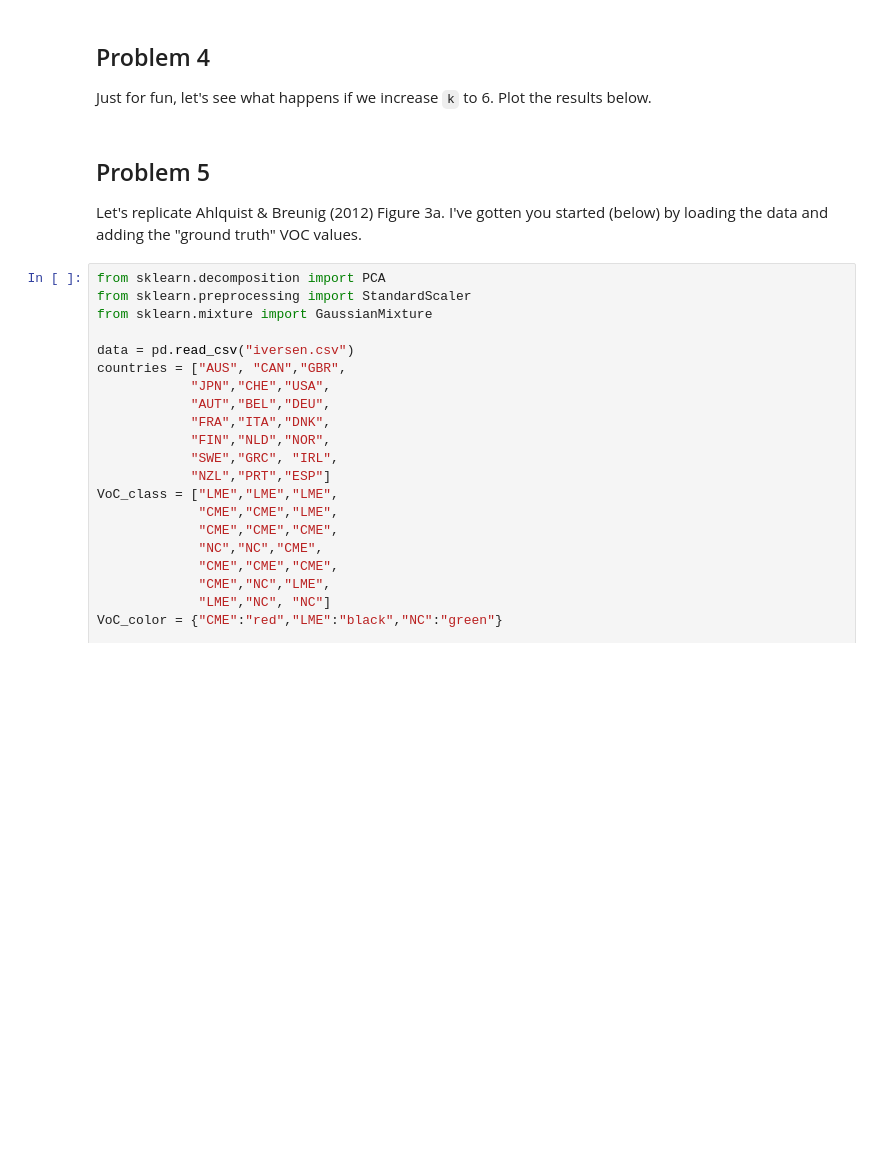
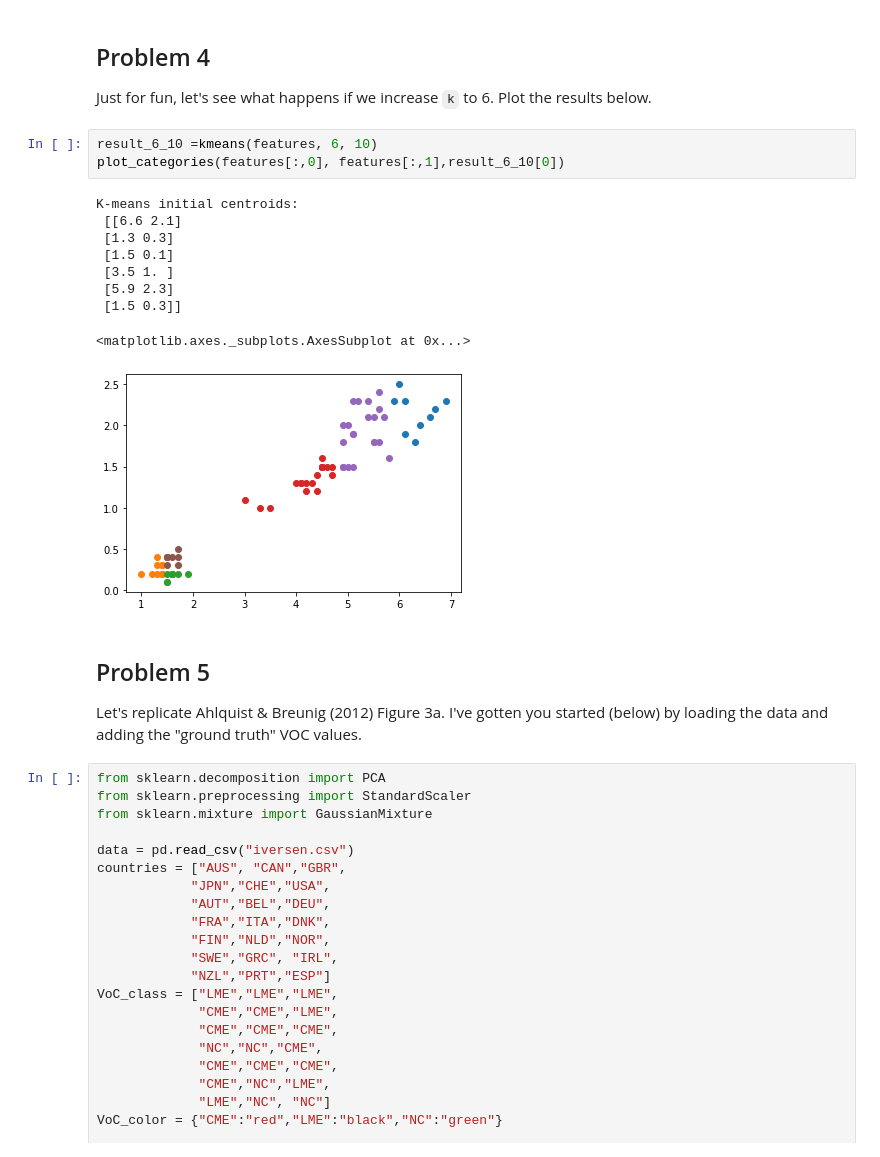
Before and after one commit to jyoung67/data-science, a Jupyter notebook: k-Means.ipynb, the cells around one changed output. Saved outputs shown, nothing was run; the diff lists cells and outputs as text; blank space fills up the shorter version.

```diff
--- a/k-Means.ipynb
+++ b/k-Means.ipynb
@@ -268,6 +220,19 @@ Now, increase `iterations` to 10 and plot the results. How do they compare to th
 ## Problem 4
 
 Just for fun, let's see what happens if we increase `k` to 6. Plot the results below.
+# %%
+result_6_10 =kmeans(features, 6, 10)
+plot_categories(features[:,0], features[:,1],result_6_10[0])
+# %% [output]
+K-means initial centroids:
+ [[6.6 2.1]
+ [1.3 0.3]
+ [1.5 0.1]
+ [3.5 1. ]
+ [5.9 2.3]
+ [1.5 0.3]]
+<matplotlib.axes._subplots.AxesSubplot at 0x...>
+[figure, added]
 # %% [markdown]
 ## Problem 5
 
```
Also changed, not shown: parts of 16 cells of this notebook, 1 other file.
